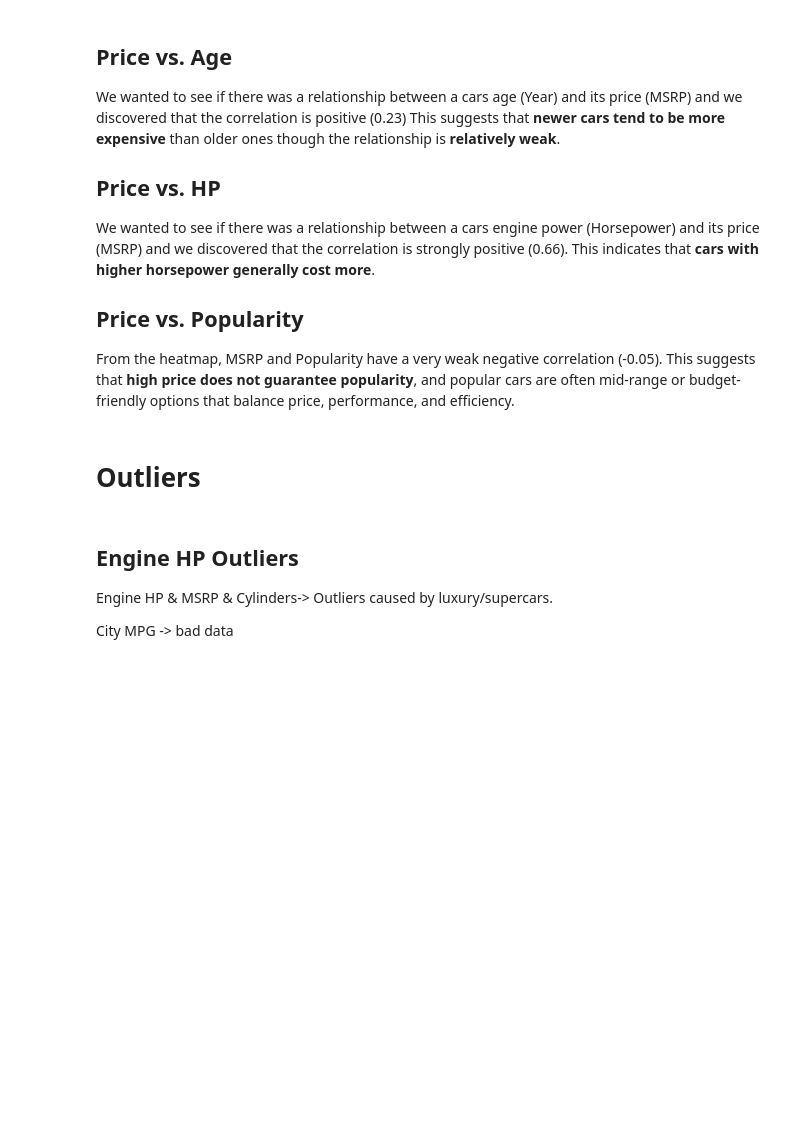
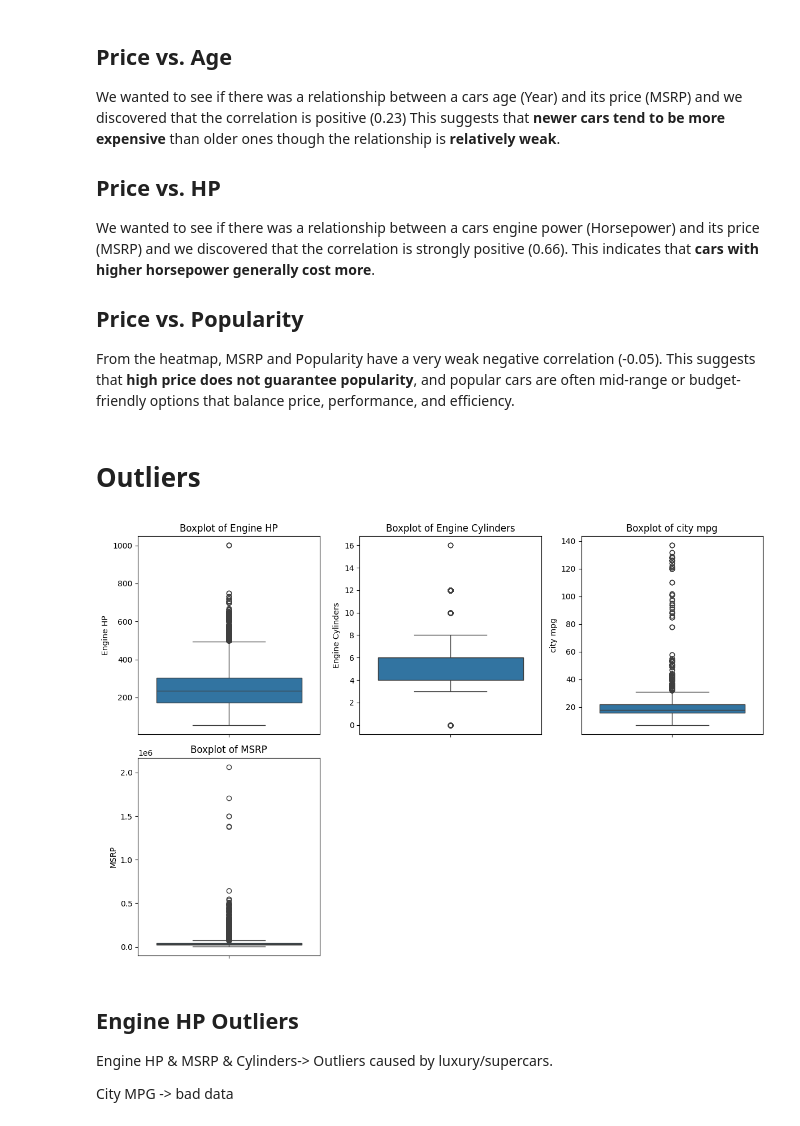
Before and after one commit to Abdelrazekk04/Car-Prediction-Data-Analysis-Project, a Jupyter notebook: src/car_price_prediction_preprocessing.ipynb, the cells around one changed output. Saved outputs shown, nothing was run; the diff lists cells and outputs as text; code cells hidden in the pictures; blank space fills up the shorter version.

```diff
--- a/src/car_price_prediction_preprocessing.ipynb
+++ b/src/car_price_prediction_preprocessing.ipynb
@@ -52,7 +52,7 @@ In the next section, we will perform Exploratory Data Analysis (EDA) to summariz
 import pandas as pd
 import numpy as np
 # %%
-df = pd.read_csv('data.csv')
+df = pd.read_csv('../data/data.csv')
 # %%
 df.head()
 # %% [output]
@@ -330,18 +327,20 @@ df.drop('highway MPG',axis=1,inplace=True)
 # %%
 import matplotlib.pyplot as plt
 import seaborn as sns
 
 # Select numerical columns to visualize
-# num_cols = ["Engine HP", "Engine Cylinders", "highway MPG", "city mpg", "MSRP"]
+num_cols = ["Engine HP", "Engine Cylinders", "city mpg", "MSRP"]
 
-# plt.figure(figsize=(12, 8))
-# for i, col in enumerate(num_cols, 1):
-#     plt.subplot(2, 3, i)
-#     sns.boxplot(y=df[col])
-#     plt.title(f"Boxplot of {col}")
+plt.figure(figsize=(12, 8))
+for i, col in enumerate(num_cols, 1):
+    plt.subplot(2, 3, i)
+    sns.boxplot(y=df[col])
+    plt.title(f"Boxplot of {col}")
 
-# plt.tight_layout()
-# plt.show()
+plt.tight_layout()
+plt.show()
+# %% [output]
+[figure, added]
 # %% [markdown]
 ## Engine HP Outliers
 Engine HP & MSRP & Cylinders->  Outliers caused by luxury/supercars.
```
Also changed, not shown: parts of 5 cells of this notebook.
